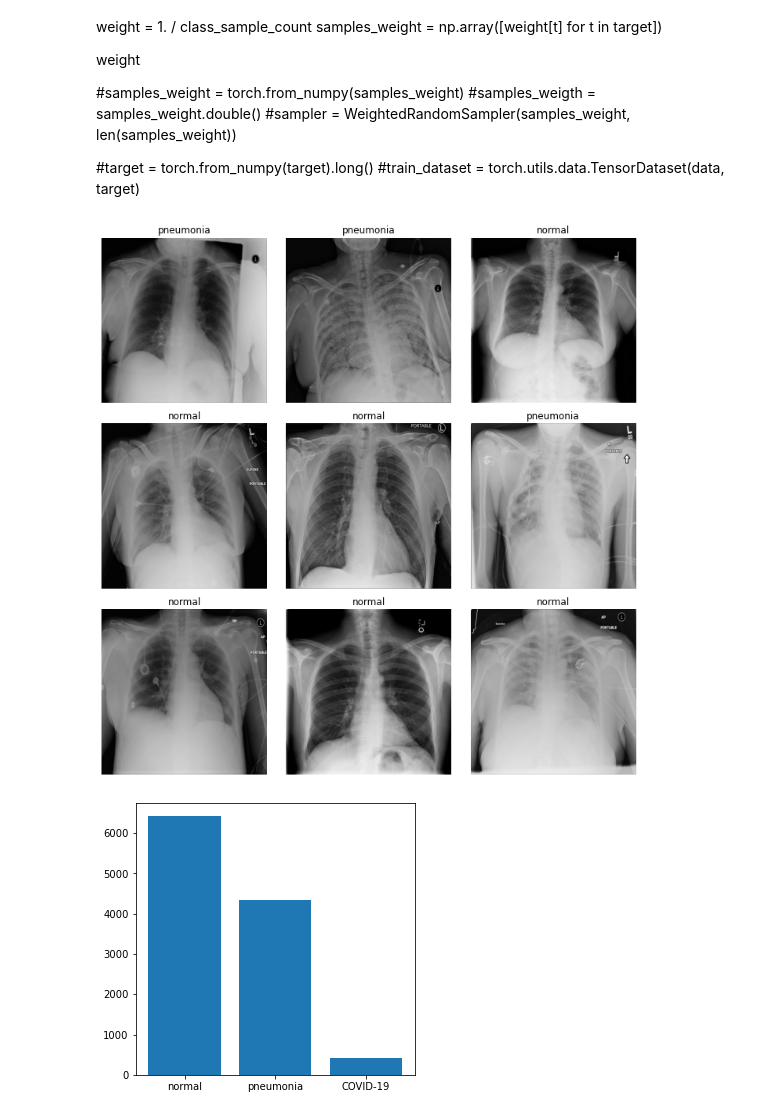
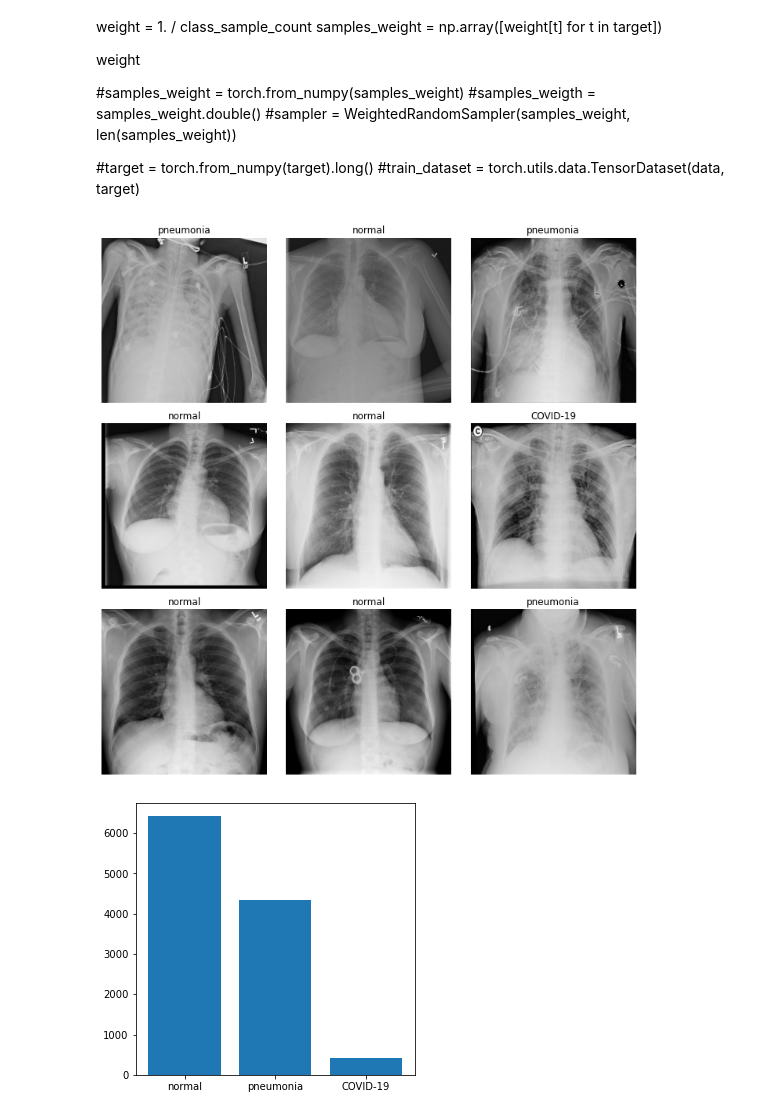
Before and after one commit to VedantWani/PrimeCNNv3, a Jupyter notebook: nbs_test/lib_test_workflow.ipynb, the cells around one changed output. Drawn from its saved outputs; the diff is of its cells as text; code cells hidden in the pictures.

```diff
--- a/nbs_test/lib_test_workflow.ipynb
+++ b/nbs_test/lib_test_workflow.ipynb
@@ -18,7 +18,8 @@ SEED = 0
 np.random.seed(SEED)
 random.seed(SEED)
 
-train_filepath = Path('../../../CovidX/data/train_COVIDx5.txt')
+train_filepath = Path('../../../CovidX/CovidXv5-256px/train_COVIDx5.txt')
+test_filepath = Path('../../../CovidX/CovidXv5-256px/test_COVIDx5.txt')
 
 with open(train_filepath,'r') as file:
     cxr_list = np.array([line.rstrip('\n') for line in file])
@@ -53,6 +58,6 @@ print(valid_count)
 # %%
-train_ds = CovidXDataset(Path('../../../CovidX/data/train'), train_lst, seed = 0, dtype = 'uint8')
-valid_ds = CovidXDataset(Path('../../../CovidX/data/train'), valid_lst, seed = 0)
+train_ds = CovidXDataset(Path('../../../CovidX/CovidXv5-256px/train'), train_lst, seed = 0, dtype = 'uint8', )
+valid_ds = CovidXDataset(Path('../../../CovidX/CovidXv5-256px/train'), valid_lst, seed = 0)
 # %%
 train_ds.show_distribution()
 # %% [output]
@@ -103,9 +105,9 @@ weight
 #target = torch.from_numpy(target).long()
 #train_dataset = torch.utils.data.TensorDataset(data, target)
 # %%
-train_ds.show_images(10, nrows=3, rand=False)
+train_ds.show_images(10, nrows=3, rand=True)
 # %% [output]
-[figure, old version]
+[figure, new version]
 # %%
 train_ds.show_distribution()
 # %% [output]
```
Also changed, not shown: parts of 11 cells of this notebook, 5 other files.
